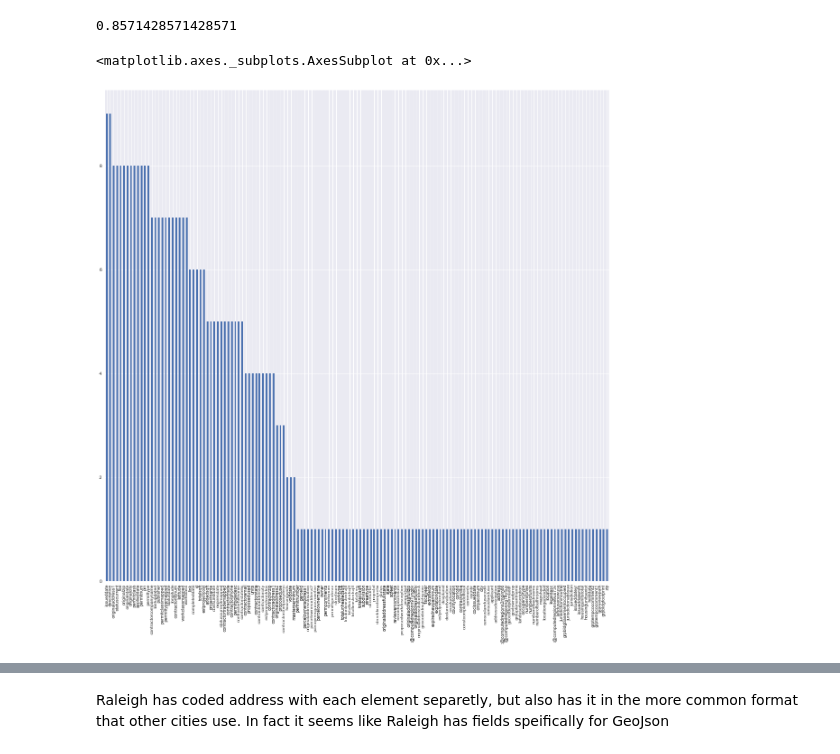
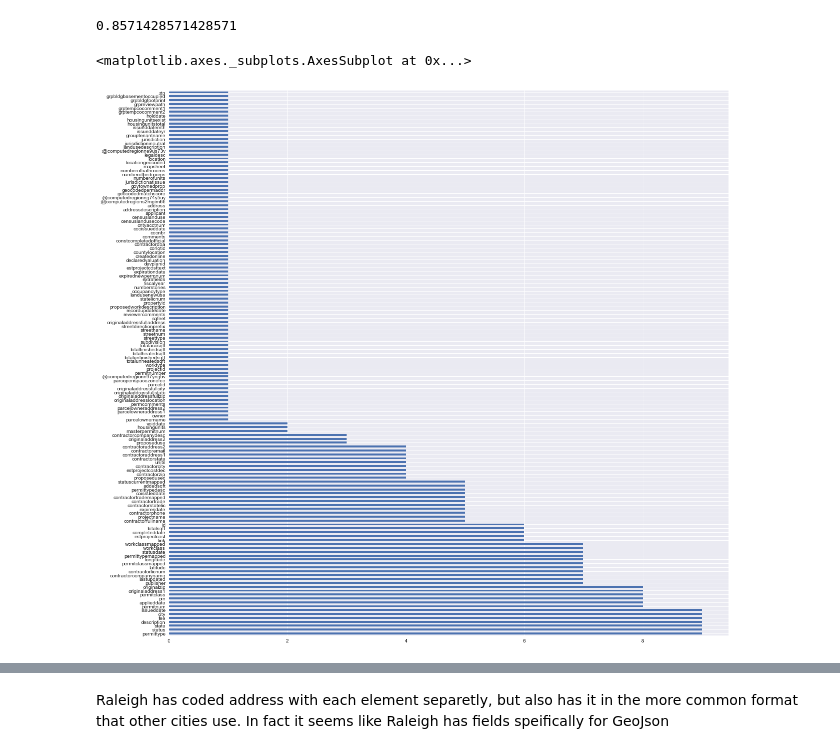
Before and after one commit to sunlightpolicy/open_data_standards_project, a Jupyter notebook: procurement.ipynb, the cells around one changed output, grey strips where cells are left out. Drawn from its saved outputs; the diff is of its cells as text; code cells hidden in the pictures.

```diff
--- a/procurement.ipynb
+++ b/procurement.ipynb
@@ -243,7 +255,7 @@ jaro_winkler('street','streetdirectionprefix')
 # %% [output]
 0.8571428571428571
 # %%
-headers_dfs['count'].plot(kind='bar',rot=90, figsize=(20,20))
+headers_dfs['count'].plot(kind='barh', figsize=(20,20))
 # %% [output]
 <matplotlib.axes._subplots.AxesSubplot at 0x...>
-[figure, old version]
+[figure, new version]
```
Also changed, not shown: parts of 36 cells of this notebook, 7 other files.
